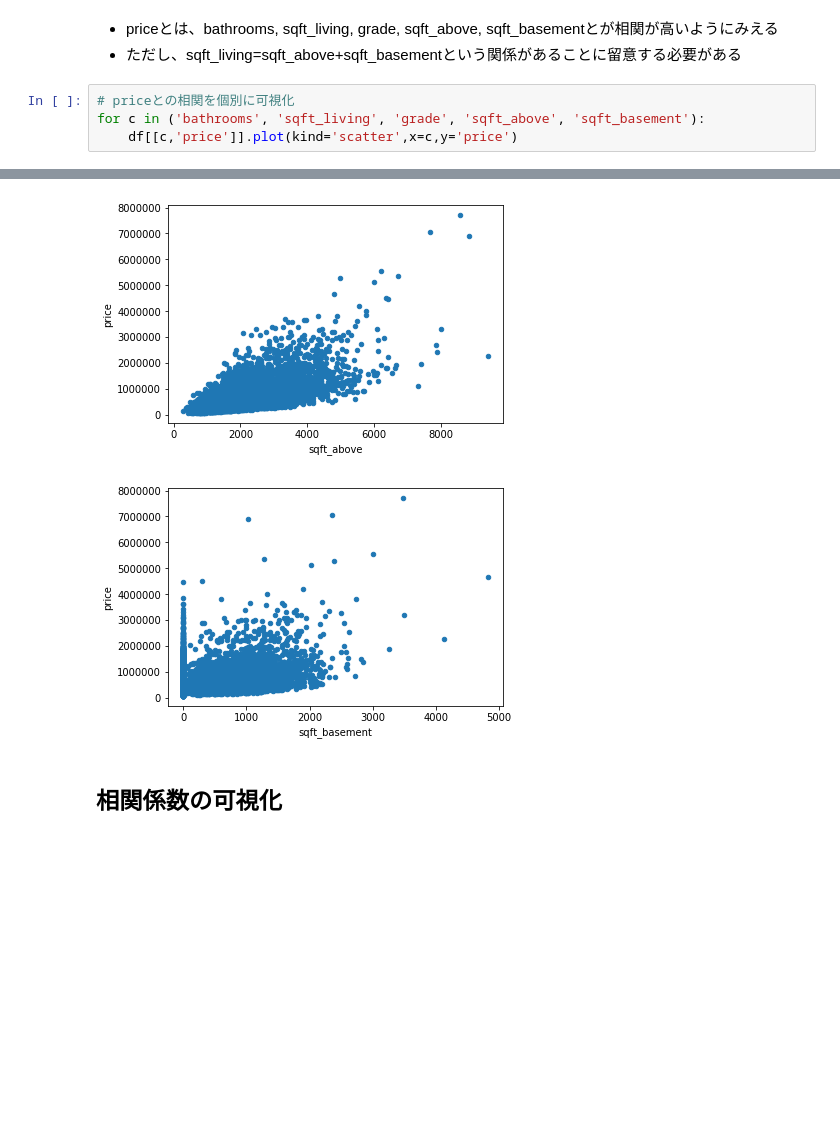
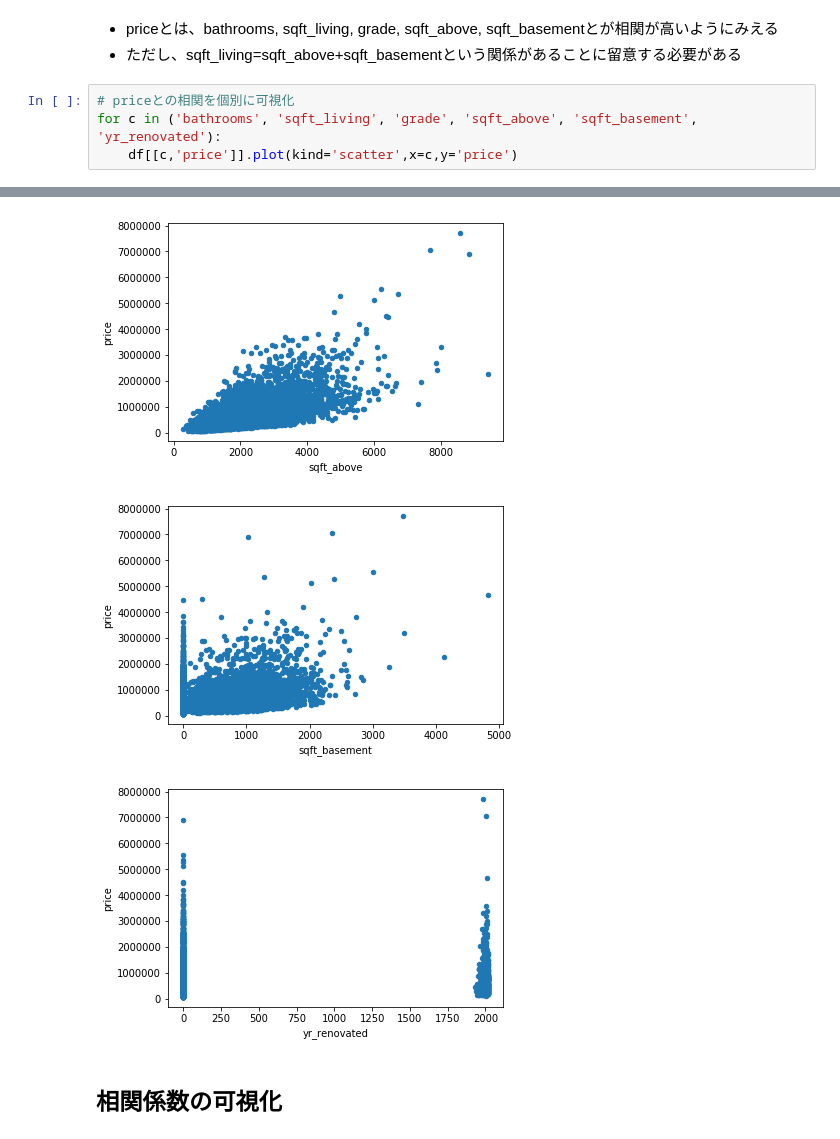
Before and after one commit to yujiyamaguchi/kaggle, a Jupyter notebook: DAY4_yamaguchi.ipynb, the cells around one changed output, grey strips where cells are left out. Cells and saved outputs as stored; diff of their text form; blank space fills up the shorter version.

```diff
--- a/DAY4_yamaguchi.ipynb
+++ b/DAY4_yamaguchi.ipynb
@@ -55,14 +55,15 @@ plt.show()
 - ただし、sqft_living=sqft_above+sqft_basementという関係があることに留意する必要がある
 # %%
 # priceとの相関を個別に可視化
-for c in ('bathrooms', 'sqft_living', 'grade', 'sqft_above', 'sqft_basement'):
+for c in ('bathrooms', 'sqft_living', 'grade', 'sqft_above', 'sqft_basement', 'yr_renovated'):
     df[[c,'price']].plot(kind='scatter',x=c,y='price')
 # %% [output]
 [figure]
 [figure]
 [figure]
 [figure]
 [figure]
+[figure, added]
 # %% [markdown]
 ## 相関係数の可視化
 # %%
```
Also changed, not shown: parts of 7 cells of this notebook.
